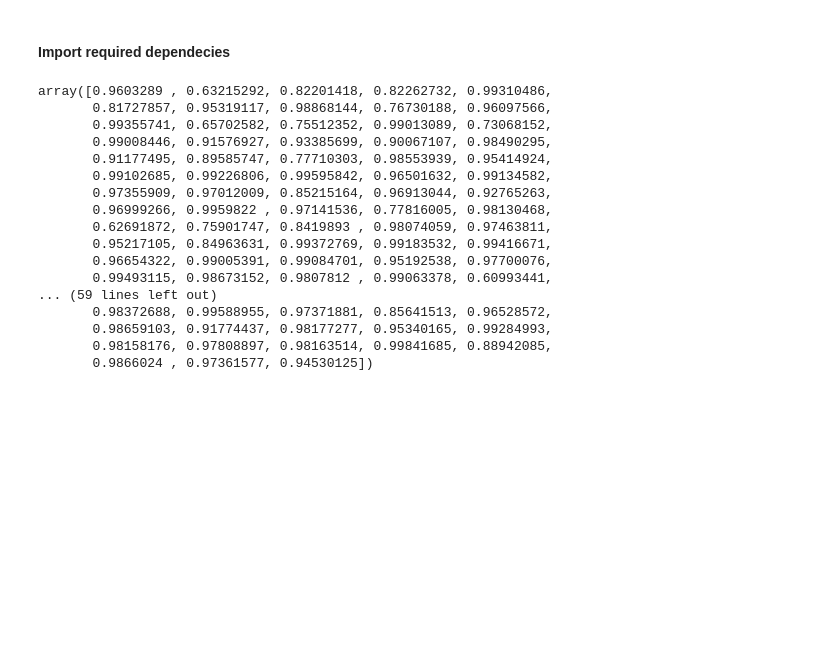
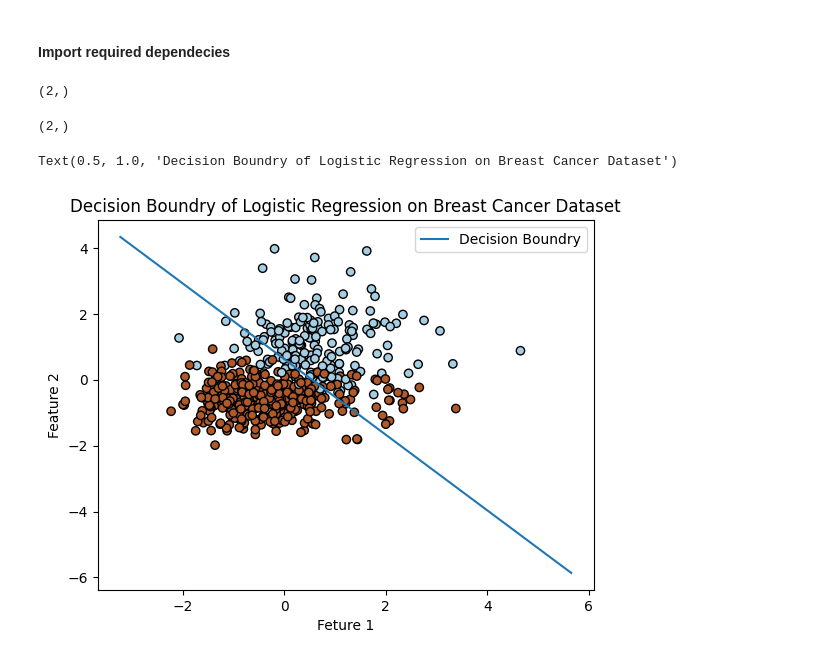
Before and after one commit to rohit-kamble1/Machine_Learning, a Jupyter notebook: ML-Algorithms/logisticRegression.ipynb, the cells around one changed output. Saved outputs shown, nothing was run; the diff lists cells and outputs as text; code cells hidden in the pictures; blank space fills up the shorter version.

```diff
--- a/ML-Algorithms/logisticRegression.ipynb
+++ b/ML-Algorithms/logisticRegression.ipynb
@@ -11 +13,6 @@ warnings.filterwarnings('ignore')                #suppress warnings
+# %%
+from sklearn.preprocessing import StandardScaler
+model = StandardScaler()
+model.fit(x)
+x = model.transform(x)
 # %%
@@ -14,8 +20,8 @@ x_b = np.c_[np.ones((x.shape[0], 1)), x]         #add bias x0 = 1
 y = y.reshape(-1, 1)
 # %%
 theta = np.random.rand(x_b.shape[1], 1)                     #initiate random theta
-n_iteration = 100000                                        #number of iterations
-eta = 0.00001                                               #learning rate
+n_iteration = 1000                                  #number of iterations
+eta = 0.35                                             #learning rate
 for i in range(n_iteration):                                #iterate over number of iteration
     z = x_b.dot(theta)                                      #calculate prediction
     sigmoid = 1/(1 + np.exp(-z))                            #calculate sigmoid
@@ -25,22 +31,24 @@ for i in range(n_iteration):                                #iterate over number
 z = x_b.dot(theta)                                      #multiply best theta with input value
 y_predict = 1/(1 + np.exp(-z))                          #calculate sigmoid
 y_predict = y_predict[np.where(y_predict > 0.5)]        #get only value which have predicted value greter than 0.5
-y_predict
+# y_predict
-# %% [output]
-array([0.9603289 , 0.63215292, 0.82201418, 0.82262732, 0.99310486,
-       0.81727857, 0.95319117, 0.98868144, 0.76730188, 0.96097566,
-       0.99355741, 0.65702582, 0.75512352, 0.99013089, 0.73068152,
-       0.99008446, 0.91576927, 0.93385699, 0.90067107, 0.98490295,
-       0.91177495, 0.89585747, 0.77710303, 0.98553939, 0.95414924,
-       0.99102685, 0.99226806, 0.99595842, 0.96501632, 0.99134582,
-       0.97355909, 0.97012009, 0.85215164, 0.96913044, 0.92765263,
-       0.96999266, 0.9959822 , 0.97141536, 0.77816005, 0.98130468,
-       0.62691872, 0.75901747, 0.8419893 , 0.98074059, 0.97463811,
-       0.95217105, 0.84963631, 0.99372769, 0.99183532, 0.99416671,
-       0.96654322, 0.99005391, 0.99084701, 0.95192538, 0.97700076,
-       0.99493115, 0.98673152, 0.9807812 , 0.99063378, 0.60993441,
-... (59 lines left out)
-       0.98372688, 0.99588955, 0.97371881, 0.85641513, 0.96528572,
-       0.98659103, 0.91774437, 0.98177277, 0.95340165, 0.99284993,
-       0.98158176, 0.97808897, 0.98163514, 0.99841685, 0.88942085,
-       0.9866024 , 0.97361577, 0.94530125])
+# %%
+x_values = np.array([min(x_b[:,2]) -1, max(x_b[:, 2]) + 1])
+x_values.shape
+# %% [output]
+(2,)
+# %%
+y_values = -(theta[0] + theta[1] * x_values) / theta[2]
+y_values.shape
+# %% [output]
+(2,)
+# %%
+plt.scatter(x[:,1], x[:, 2], c = y, cmap = plt.cm.Paired, edgecolors= 'k')
+plt.plot(x_values, y_values, label = 'Decision Boundry')
+plt.xlabel('Feture 1')
+plt.ylabel('Feature 2')
+plt.legend()
+plt.title('Decision Boundry of Logistic Regression on Breast Cancer Dataset')
+# %% [output]
+Text(0.5, 1.0, 'Decision Boundry of Logistic Regression on Breast Cancer Dataset')
+[figure, added]
```
Also changed, not shown: parts of 2 cells of this notebook.
